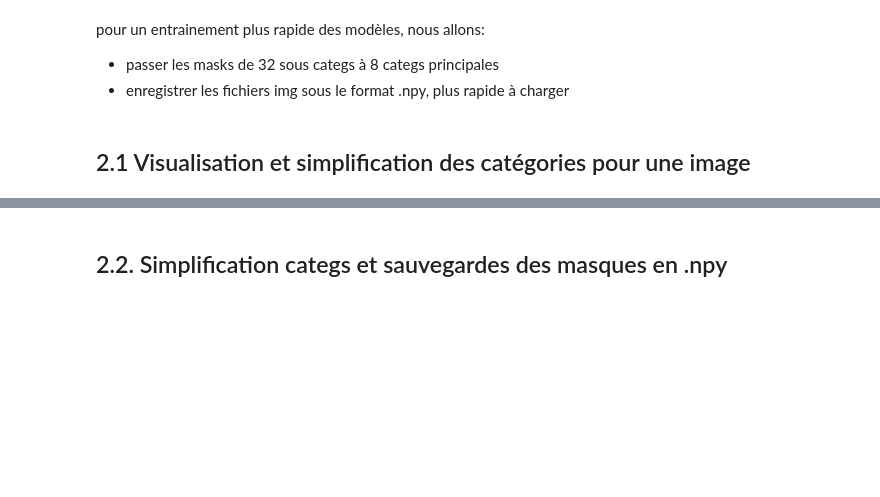
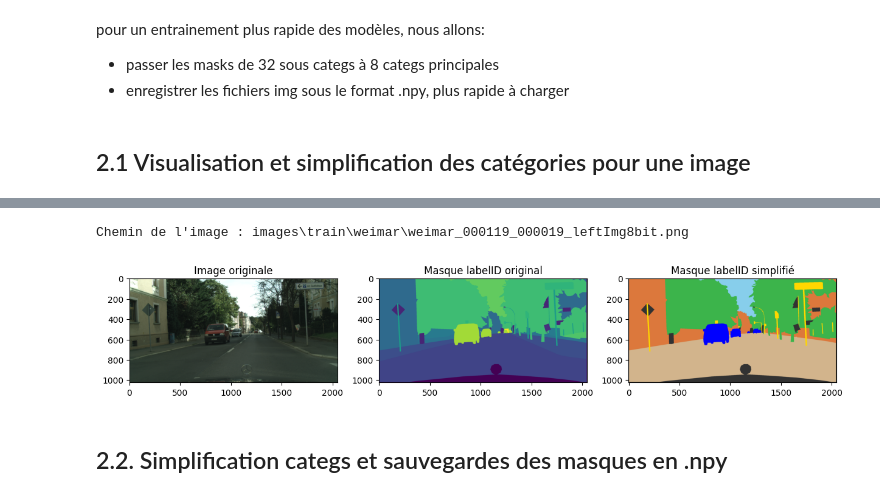
Before and after one commit to flo-tho/Projet8, a Jupyter notebook: notebook_test_modeles.ipynb, the cells around one changed output, grey strips where cells are left out. Cells and saved outputs as stored; diff of their text form; code cells hidden in the pictures; blank space fills up the shorter version.

```diff
--- a/notebook_test_modeles.ipynb
+++ b/notebook_test_modeles.ipynb
@@ -105,7 +113,7 @@ def get_image_paths(root_dir):
     """
     paths = [
         p for p in Path(root_dir).rglob("*")
-        if p.suffix.lower() in IMAGE_EXTENSIONS
+        if p.suffix.lower() in IMAGE_MASK_EXTENSIONS
         and ("train" in str(p) or "val" in str(p))  # Ignore "test/"
     ]
     return sorted(paths, key=lambda p: p.relative_to(root_dir))
@@ -118,7 +126,7 @@ def get_mask_paths(root_dir, mask_type="_gtFine_labelIds"):
     """
     paths = [
         p for p in Path(root_dir).rglob("*")
-        if p.suffix.lower() in IMAGE_EXTENSIONS
+        if p.suffix.lower() in IMAGE_MASK_EXTENSIONS
         and mask_type in p.stem
         and ("train" in str(p) or "val" in str(p))  # Ignore "test/"
     ]
@@ -242,11 +268,12 @@ categs = {
 # %%
 def make_mask(img):
     """
-    Simplifie les labels du masque en transformant les 32 sous-categs en 8 categs principales.
+    Simplifie les labels du masque en transformant les 32 sous-catégories en 8 catégories principales.
+    Retourne un masque de dimensions (H, W) où chaque pixel contient l'ID de la catégorie.
     """
-    mask = np.zeros((img.shape[0], img.shape[1], 8))
+    mask = np.zeros((img.shape[0], img.shape[1]), dtype=np.uint8)  # Masque 2D
     for i, cat in enumerate(categs.values()):  # Parcourt les catégories
-        mask[:, :, i] = np.isin(img, cat)
+        mask[np.isin(img, cat)] = i  # Assigne l'ID de la catégorie
     return mask.astype(np.uint8)  # Assurer uint8
 # %% [markdown]
 ### 1.4.3 Colorisation du mask
@@ -298,19 +325,3 @@ def apply_color_map(mask):
         color_mask[mask == label] = color  # Remplace chaque pixel par sa couleur
 
     return color_mask
-# %%
-def apply_color_map(mask):
-    """
-    Applique une colormap personnalisée à un masque en one-hot encoding ou en indices. Pour la visualisation de la segmentation
-    """
-    # Si le masque est en one-hot encoding, on le convertit en indices
-    if mask.ndim == 3 and mask.shape[-1] > 1:
-        mask = np.argmax(mask, axis=-1) # Transformation en single-channel pour affichage (on garde la classe la plus présente par pixel)
-
-    h, w = mask.shape
-    color_mask = np.zeros((h, w, 3), dtype=np.uint8)
-
-    for label, color in color_map.items():
-        color_mask[mask == label] = color  # Remplace chaque pixel par sa couleur
-
-    return color_mask
@@ -397,34 +632,37 @@ print(f"Nombre de masques (hors Test): {len(mask_list)}")
 # %%
 # Chargement d'une image et de son masque correspondant:
 
 idx = 2830  # on peut tester différents indices
 image_path = image_list[idx]
 mask_path = mask_list[idx]
 
 # Chargement de l'image
 img = image.load_img(image_path)  # sans Resize
 img = image.img_to_array(img) / 255.0  # Normalisation
 
 # Chargement du masque
 mask = image.load_img(mask_path, color_mode="grayscale")
 mask = np.array(mask, dtype=np.uint8)  # Convertir directement en entier pour garder les 8 labels
 
 mask_simplified = make_mask(mask) # Simplification du masque en 8 categs au lieu de 32;
 mask_colorized = apply_color_map(mask_simplified) # Colorisation
 
 
 # Affichage
 
 print(f"Chemin de l'image : {image_path.relative_to(base_dir)}")
 
 fig, ax = plt.subplots(1, 3, figsize=(15, 10))
 ax[0].imshow(img)
 ax[0].set_title("Image originale")
 ax[1].imshow(mask)
 ax[1].set_title("Masque labelID original")
 ax[2].imshow(mask_colorized)
-ax[2].set_title("Masque labelID colorisé")
+ax[2].set_title("Masque labelID simplifié")
 plt.show()
+# %% [output]
+Chemin de l'image : images\train\weimar\weimar_000119_000019_leftImg8bit.png
+[figure, added]
 # %% [markdown]
 ## 2.2. Simplification categs et sauvegardes des masques en .npy
 # %% [markdown]
```
Also changed, not shown: parts of 49 cells of this notebook, 1 other file.
